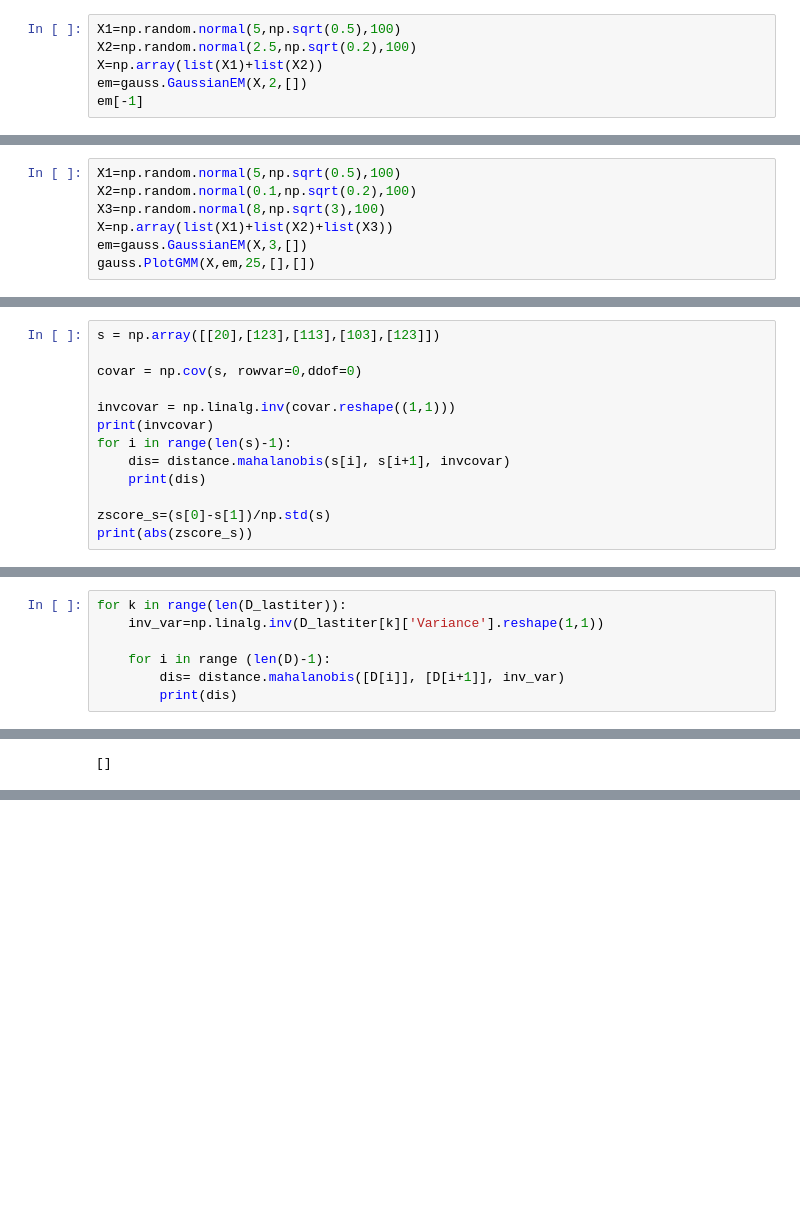
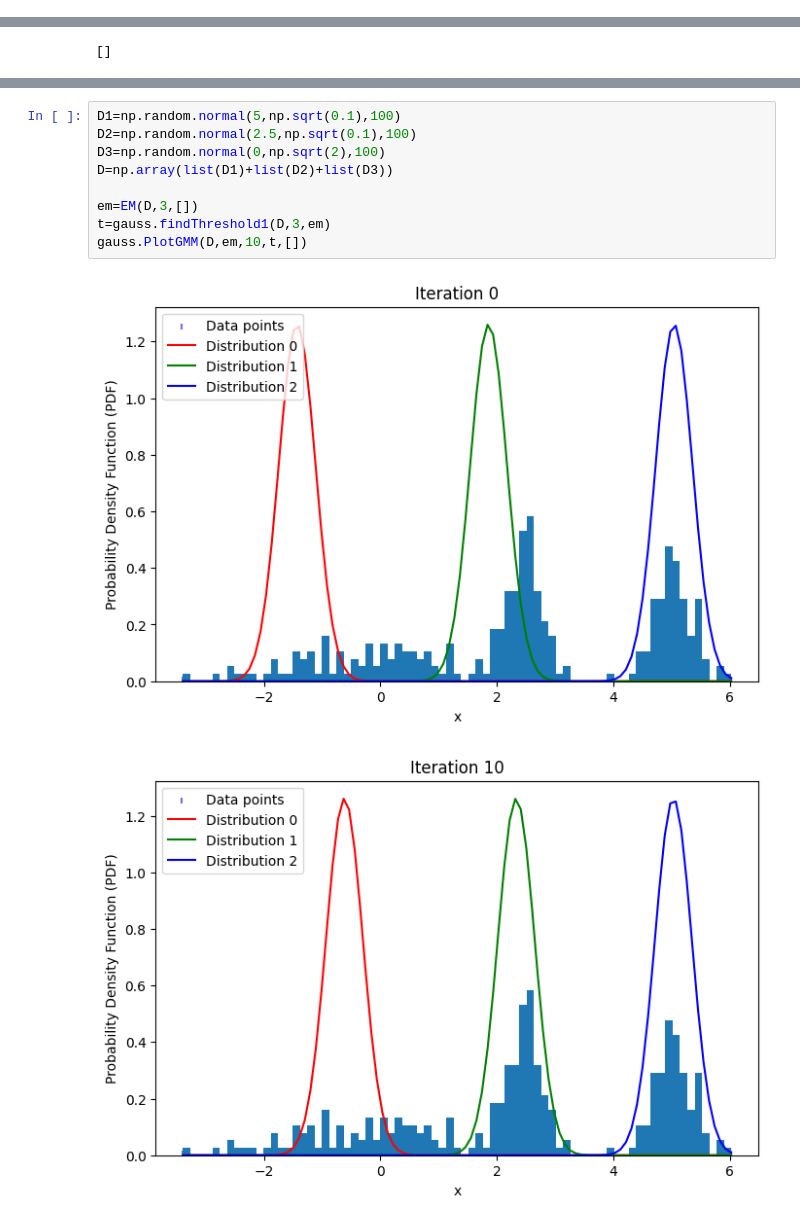
Before and after one commit to devitahalim/scie30001-project, a Jupyter notebook: notebooks/testGMM.ipynb, the cells around one changed output, grey strips where cells are left out. Drawn from its saved outputs; the diff is of its cells as text; blank space fills up the shorter version.

Commit message:
Try put in variance constraint
Haven't change main function, only in the testGMM file

```diff
--- a/notebooks/testGMM.ipynb
+++ b/notebooks/testGMM.ipynb
@@ -173,9 +150,3 @@ init_means=get_spaced_elm(np.sort(D),4)
 [-0.94579928  2.36010223  5.15530995  9.82017579] -0.9457992754052875 9.820175785578638
 # %% [markdown]
 # Thresholding
-# %%
-X1=np.random.normal(5,np.sqrt(0.5),100)
-X2=np.random.normal(2.5,np.sqrt(0.2),100)
-X=np.array(list(X1)+list(X2))
-em=gauss.GaussianEM(X,2,[])
-em[-1]
@@ -206,7 +152,0 @@ print(a,b,c)
-# %%
-X1=np.random.normal(5,np.sqrt(0.5),100)
-X2=np.random.normal(0.1,np.sqrt(0.2),100)
-X3=np.random.normal(8,np.sqrt(3),100)
-X=np.array(list(X1)+list(X2)+list(X3))
-em=gauss.GaussianEM(X,3,[])
-gauss.PlotGMM(X,em,25,[],[])
@@ -223,13 +152,0 @@ from scipy.spatial import distance
-# %%
-s = np.array([[20],[123],[113],[103],[123]])
-
-covar = np.cov(s, rowvar=0,ddof=0)
-
-invcovar = np.linalg.inv(covar.reshape((1,1)))
-print(invcovar)
-for i in range(len(s)-1):
-    dis= distance.mahalanobis(s[i], s[i+1], invcovar)
-    print(dis)
-
-zscore_s=(s[0]-s[1])/np.std(s)
-print(abs(zscore_s))
@@ -249,7 +152,0 @@ D=np.array(list(D1)+list(D2)+list(D3)+list(D4))
-# %%
-for k in range(len(D_lastiter)):
-    inv_var=np.linalg.inv(D_lastiter[k]['Variance'].reshape(1,1))
-
-    for i in range (len(D)-1):
-        dis= distance.mahalanobis([D[i]], [D[i+1]], inv_var)
-        print(dis)
@@ -312,0 +289,12 @@ list(set(z1).intersection(z2))
+# %%
+D1=np.random.normal(5,np.sqrt(0.1),100)
+D2=np.random.normal(2.5,np.sqrt(0.1),100)
+D3=np.random.normal(0,np.sqrt(2),100)
+D=np.array(list(D1)+list(D2)+list(D3))
+
+em=EM(D,3,[])
+t=gauss.findThreshold1(D,3,em)
+gauss.PlotGMM(D,em,10,t,[])
+# %% [output]
+[figure, added]
+[figure, added]
```
Also changed, not shown: parts of 17 cells of this notebook, 1 other file.
